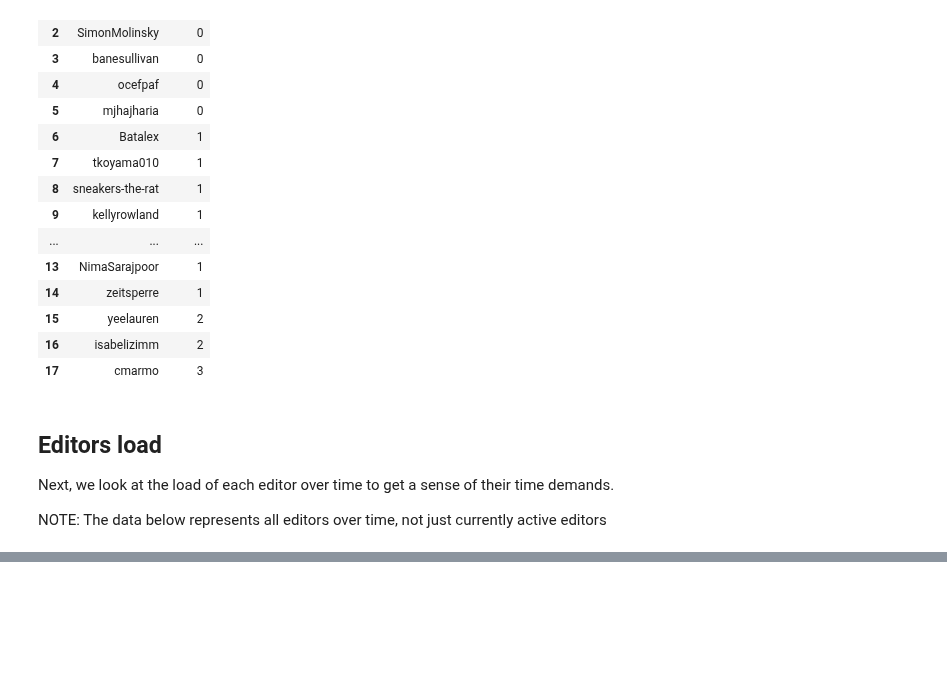
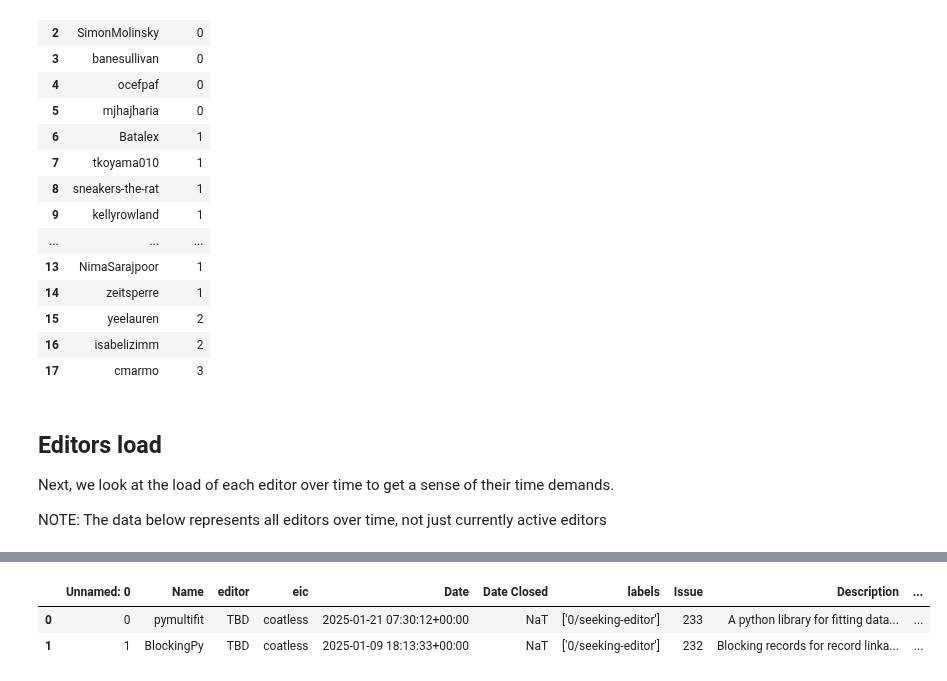
Before and after one commit to pyOpenSci/peer-review-metrics, a Jupyter notebook: metrics/peer-review/current-reviews-data.ipynb, the cells around one changed output, grey strips where cells are left out. Cells and saved outputs as stored; diff of their text form; code cells hidden in the pictures; blank space fills up the shorter version.

```diff
--- a/metrics/peer-review/current-reviews-data.ipynb
+++ b/metrics/peer-review/current-reviews-data.ipynb
@@ -328,0 +295,7 @@ edits = reviews_df.rename(columns=dict(created_at="Date")).copy()
+# %%
+# This likely should be active edits?
+edits = reviews.rename(columns={"Date Opened": "Date"}).copy()
+# %% [output]
+|  | Unnamed: 0 | Name | editor | eic | Date | Date Closed | labels | Issue | Description | ... |
+| 0 | 0 | pymultifit | TBD | coatless | 2025-01-21 07:30:12+00:00 | NaT | ['0/seeking-editor'] | 233 | A python library for fitting data... | ... |
+| 1 | 1 | BlockingPy | TBD | coatless | 2025-01-09 18:13:33+00:00 | NaT | ['0/seeking-editor'] | 232 | Blocking records for record linka... | ... |
```
Also changed, not shown: parts of 11 cells of this notebook.
